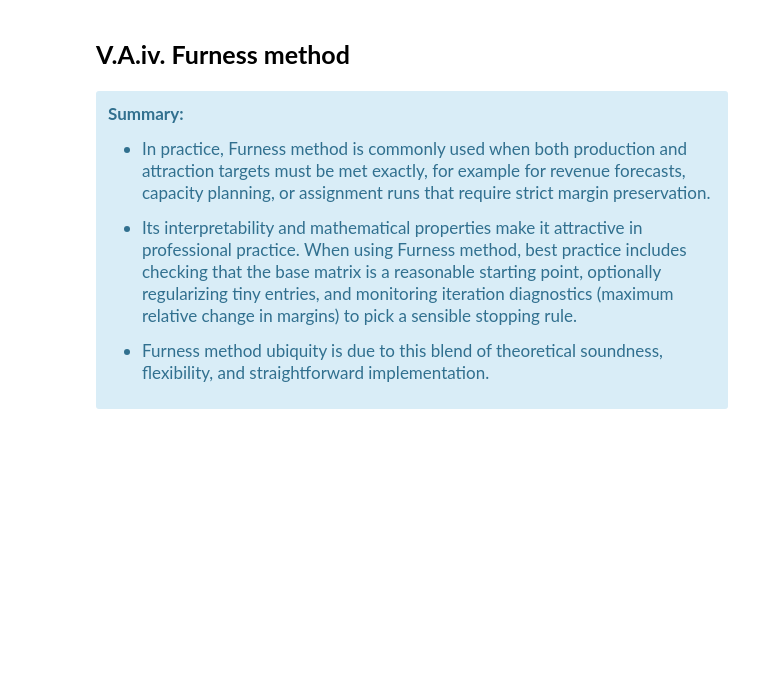
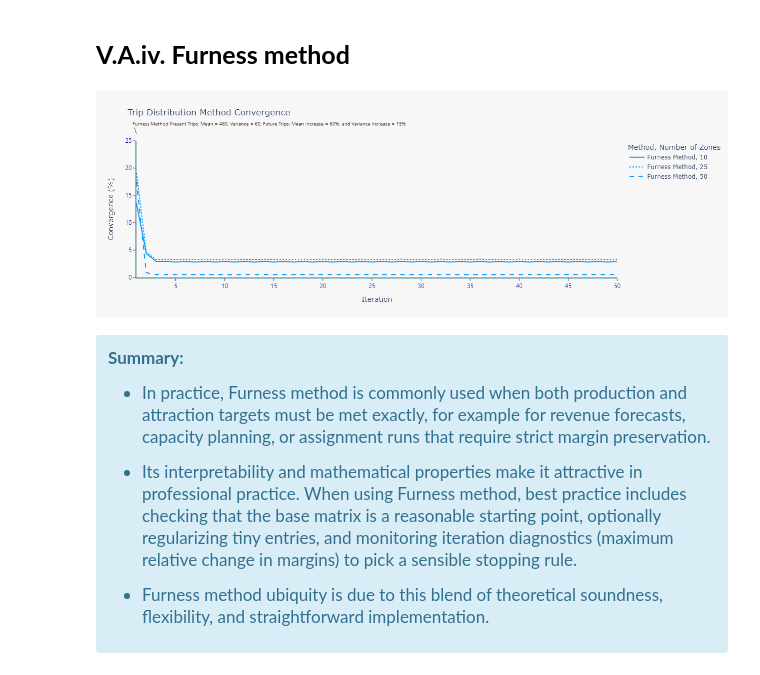
Before and after one commit to glennluigigarcia/Trip_Distribution, a Jupyter notebook: trip_dist.ipynb, the cells around one changed output. Drawn from its saved outputs; the diff is of its cells as text; code cells hidden in the pictures; blank space fills up the shorter version.

```diff
--- a/trip_dist.ipynb
+++ b/trip_dist.ipynb
@@ -1170,7 +1322,9 @@ ded_test(dist_func='AFM', n_zones=[10, 25, 50], test_pre_mean=480, test_pre_var=
 # %% [markdown]
 ### <span style='font-family: Helvetica; font-size: 25px'>**V.A.iv. Furness method**</span>
 # %%
-# ded_test(dist_func='FurM', n_zones=[10, 25, 50], test_pre_mean=480, test_pre_var=60, factor_fut_mean=0.6, factor_fut_var=0.15, n_iter=50)
+ded_test(dist_func='FurM', n_zones=[10, 25, 50], test_pre_mean=480, test_pre_var=60, factor_fut_mean=0.6, factor_fut_var=0.15, n_iter=50)
+# %% [output]
+[figure, added]
 # %% [markdown]
 <div class='alert alert-block alert-info' style='font-family: Helvetica; font-size:17px'><b>Summary:</b>
 
```
Also changed, not shown: parts of 62 cells of this notebook.
